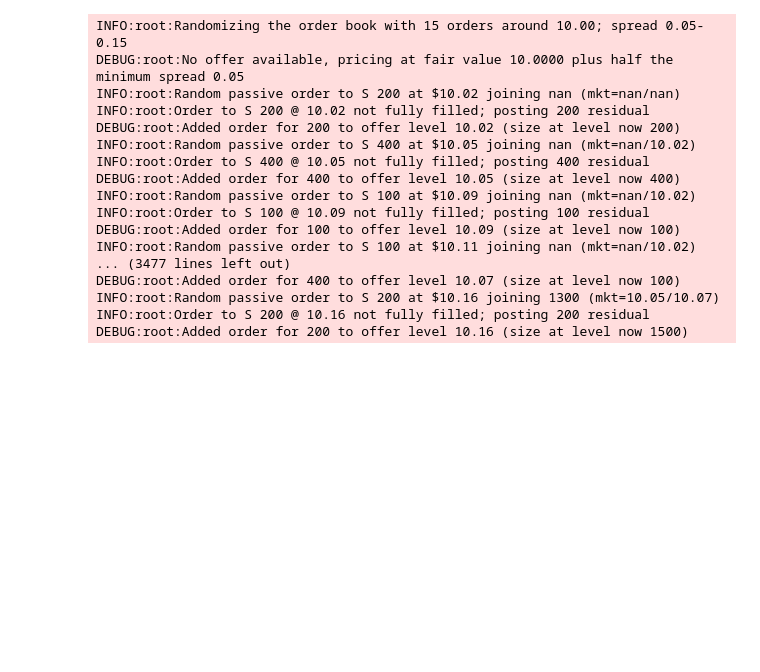
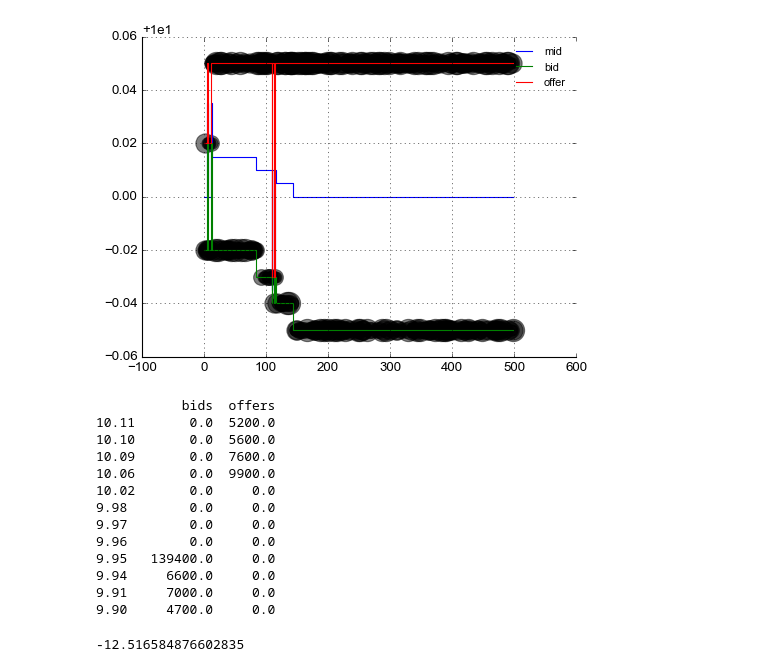
Before and after one commit to ebryce/mercurial-mink, a Jupyter notebook: LobExplorer.ipynb, the cells around one changed output. Cells and saved outputs as stored; diff of their text form; code cells hidden in the pictures; blank space fills up the shorter version.

```diff
--- a/LobExplorer.ipynb
+++ b/LobExplorer.ipynb
@@ -18,61 +16,67 @@ mids = []
 bids = []
 offers = []
 trades = {}
-iters = 100
+iters = 500
 for i in tqdm.tqdm(range(iters)):
-    trade = market.lob.send(market._random_order(fair_value=market.lob.get_mid(), marketable=True))
-    market.lob.send(market._random_order(fair_value=market.lob.get_mid(), marketable=False))
+    trade = market.lob.send(market._random_order(marketable=True))
+    market.lob.send(market._random_order(marketable=False))
+
     book = market.lob.get_level_2_book()
     books[i] = book
     mids.append(market.lob.get_mid())
     bids.append(market.lob.get_bid())
     offers.append(market.lob.get_offer())
     trades[i] = trade
+
+    # Must evolve the market to step the fair value process
+    market.evolve()
+
 books = pd.concat(books)
 books = books.stack().unstack(1).unstack(1).dropna(axis=1)
 
 mids, bids, offers = pd.Series({i: mids[i] for i in range(iters)}), pd.Series({i: bids[i] for i in range(iters)}), pd.Series({i: offers[i] for i in range(iters)})
 
 plt.style.use('classic')
 plt.rc('font', **{'family': 'Arial', 'weight': 'normal', 'size': 12})
 fig = plt.figure(figsize=(7,5))
 fig.patch.set_facecolor('white')
 ax = fig.add_subplot(1, 1, 1)
 ax.spines['left'].set_visible(True)
 ax.spines['top'].set_visible(False)
 ax.spines['right'].set_visible(False)
 ax.spines['bottom'].set_visible(True)
 ax.grid(True,axis='both',linestyle=':')
 
 ax.plot(mids, label='mid', ds='steps-post')
 ax.plot(bids, label='bid', ds='steps-post')
 ax.plot(offers, label='offer', ds='steps-post')
 
 for t in trades:
     for price, qty in trades[t]:
         ax.scatter(x=t, y=price, s=qty, c='k', alpha=0.5)
 
 ax.legend(frameon=False, fontsize='small')
 
-print(trades)
+# print(trades)
 plt.show()
 
 print(books.iloc[-1].unstack().T.sort_index(ascending=False))
 # %% [output]
+[figure, added]
-INFO:root:Randomizing the order book with 15 orders around 10.00; spread 0.05-0.15
-DEBUG:root:No offer available, pricing at fair value 10.0000 plus half the minimum spread 0.05
-INFO:root:Random passive order to S 200 at $10.02 joining nan (mkt=nan/nan)
-INFO:root:Order to S 200 @ 10.02 not fully filled; posting 200 residual
-DEBUG:root:Added order for 200 to offer level 10.02 (size at level now 200)
-INFO:root:Random passive order to S 400 at $10.05 joining nan (mkt=nan/10.02)
-INFO:root:Order to S 400 @ 10.05 not fully filled; posting 400 residual
-DEBUG:root:Added order for 400 to offer level 10.05 (size at level now 400)
-INFO:root:Random passive order to S 100 at $10.09 joining nan (mkt=nan/10.02)
-INFO:root:Order to S 100 @ 10.09 not fully filled; posting 100 residual
-DEBUG:root:Added order for 100 to offer level 10.09 (size at level now 100)
-INFO:root:Random passive order to S 100 at $10.11 joining nan (mkt=nan/10.02)
-... (3477 lines left out)
-DEBUG:root:Added order for 400 to offer level 10.07 (size at level now 100)
-INFO:root:Random passive order to S 200 at $10.16 joining 1300 (mkt=10.05/10.07)
-INFO:root:Order to S 200 @ 10.16 not fully filled; posting 200 residual
-DEBUG:root:Added order for 200 to offer level 10.16 (size at level now 1500)
+           bids  offers
+10.11       0.0  5200.0
+10.10       0.0  5600.0
+10.09       0.0  7600.0
+10.06       0.0  9900.0
+10.02       0.0     0.0
+9.98        0.0     0.0
+9.97        0.0     0.0
+9.96        0.0     0.0
+9.95   139400.0     0.0
+9.94     6600.0     0.0
+9.91     7000.0     0.0
+9.90     4700.0     0.0
+# %%
+market.fv_process.fv
+# %% [output]
+-12.516584876602835
```
Also changed, not shown: parts of 1 cell of this notebook, 1 other file.
